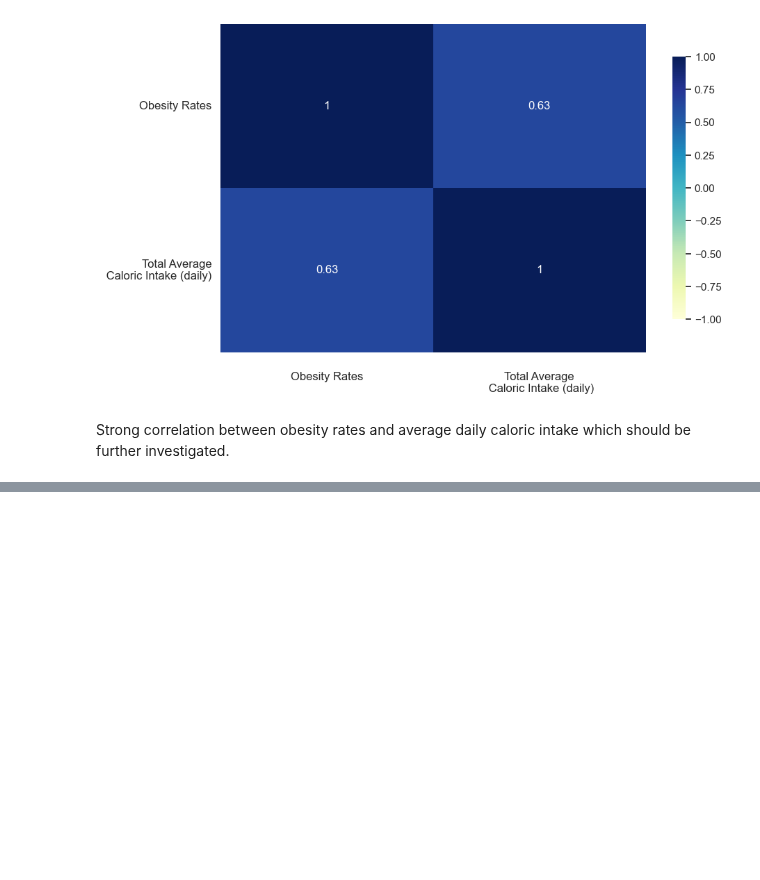
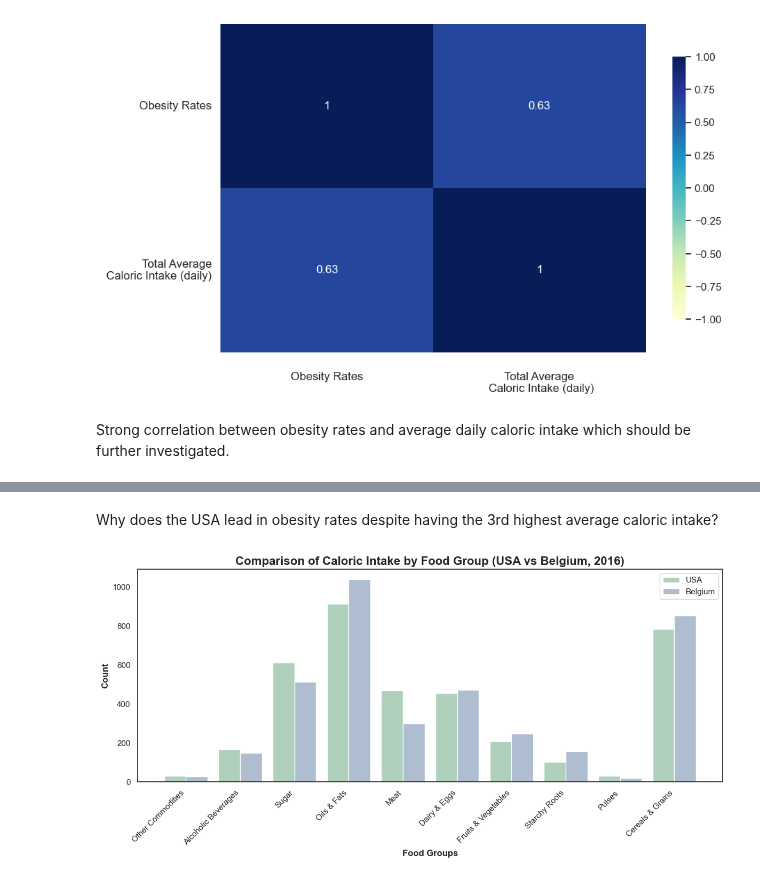
Before and after one commit to lizziefay/health_EDA, a Jupyter notebook: obesity_rates.ipynb, the cells around one changed output, grey strips where cells are left out. Saved outputs shown, nothing was run; the diff lists cells and outputs as text; code cells hidden in the pictures; blank space fills up the shorter version.

```diff
--- a/obesity_rates.ipynb
+++ b/obesity_rates.ipynb
@@ -483,0 +550,35 @@ the top 5 countries with the total avg. calories are different than the top 5 co
+# %% [markdown]
+Why does the USA lead in obesity rates despite having the 3rd highest average caloric intake?
+# %%
+# compare US caloric intak breakdown to Belgium's with bar chart
+data = {
+    'Food Group': ['Other Commodities', 'Alcoholic Beverages', 'Sugar', 'Oils & Fats', 'Meat', 'Dairy & Eggs',
+                   'Fruits & Vegetables', 'Starchy Roots', 'Pulses', 'Cereals & Grains'],
+    'USA': [31.0, 168.0, 611.0, 912.0, 469.0, 456.0, 210.0, 102.0, 32.0, 783.0],
+    'Belgium': [29.0, 149.0, 513.0, 1038.0, 299.0, 473.0, 248.0, 157.0, 20.0, 854.0]
+}
+
+# Convert data to DataFrame
+df = pd.DataFrame(data)
+
+# Plot settings
+x = np.arange(len(df['Food Group']))  # Label locations
+width = 0.4  # Width of the bars
+
+fig, ax = plt.subplots(figsize=(12, 6))
+rects1 = ax.bar(x - width/2, df['USA'], width, label='USA', color='#afd1bb')
+rects2 = ax.bar(x + width/2, df['Belgium'], width, label='Belgium', color='#afbdd1')
+
+# Labels and titles
+ax.set_xlabel('Food Groups', fontweight = 'bold')
+ax.set_ylabel('Count', fontweight = 'bold')
+ax.set_title('Comparison of Caloric Intake by Food Group (USA vs Belgium, 2016)', fontweight = 'bold',fontsize=16)
+ax.set_xticks(x)
+ax.set_xticklabels(df['Food Group'], rotation=45, ha='right')
+ax.legend()
+
+# Show plot
+plt.tight_layout()
+plt.show()
+# %% [output]
+[figure, added]
```
Also changed, not shown: parts of 7 cells of this notebook.
